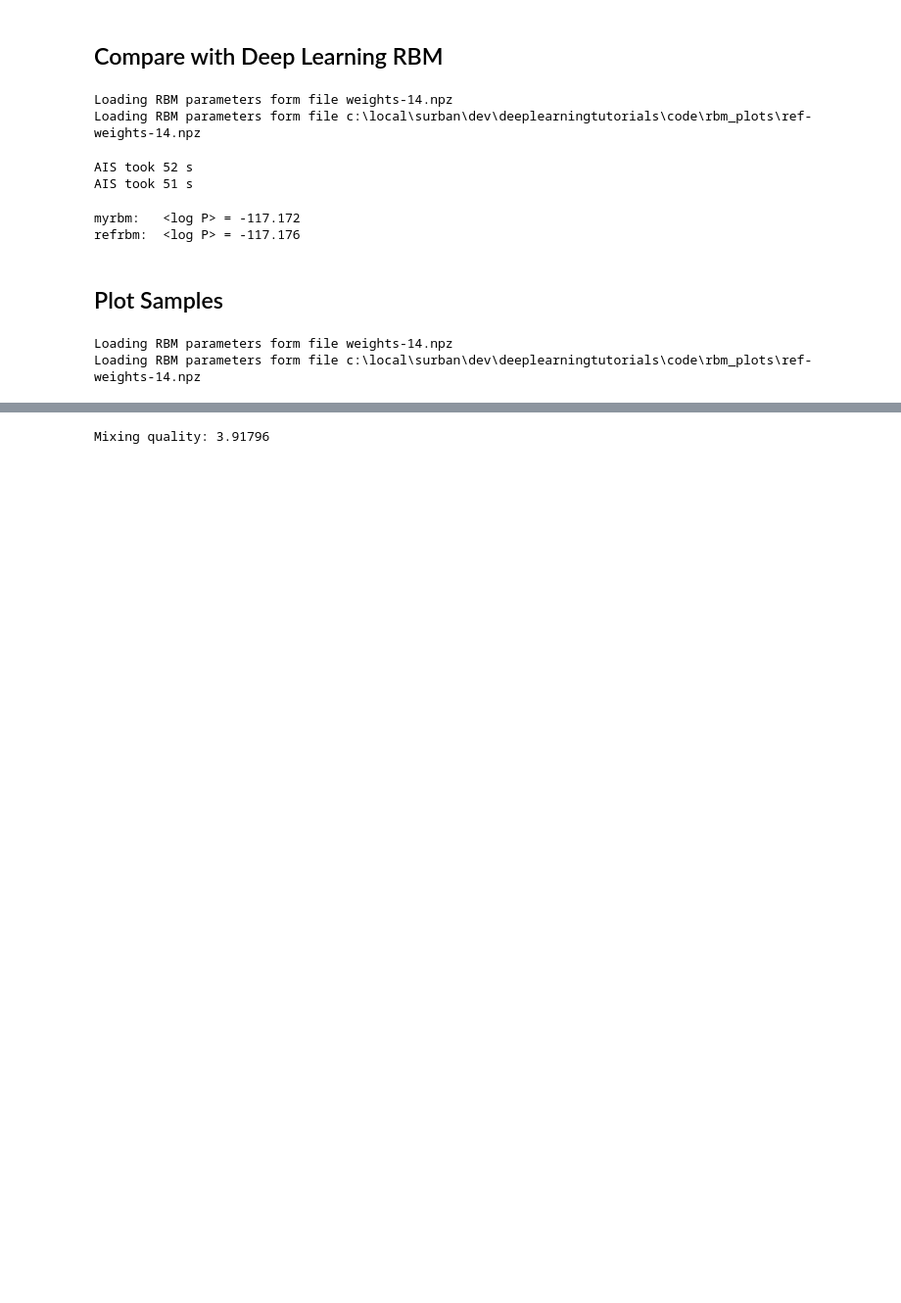
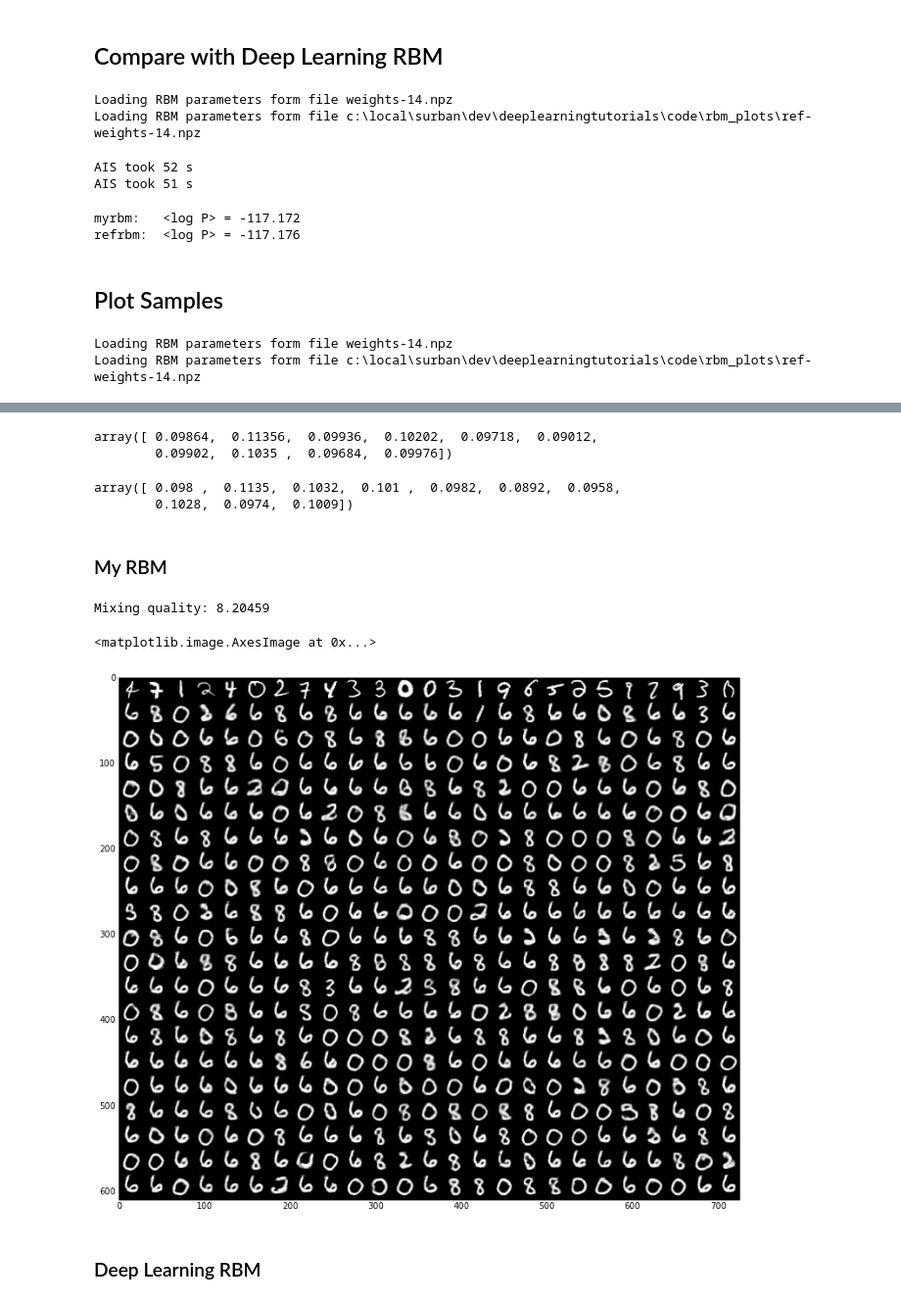
Before and after one commit to surban/ml, a Jupyter notebook: notebooks/rbm_pcd_vs_lisa.ipynb, the cells around one changed output, grey strips where cells are left out. Shown at 98% size. Cells and saved outputs as stored; diff of their text form; code cells hidden in the pictures; blank space fills up the shorter version.

```diff
--- a/notebooks/rbm_pcd_vs_lisa.ipynb
+++ b/notebooks/rbm_pcd_vs_lisa.ipynb
@@ -96,6 +97,8 @@ n_chains = 100
 init_number = 300
 init_vis = tcfg.TX[init_number:n_chains+init_number,:]
 steps_in_between = 1000
+kbT = np.linspace(1.5, 1.0, steps_in_between)
+beta = 1. / kbT
 # %%
 myrbm = RestrictedBoltzmannMachine(20, n_vis, n_hid, 0)
 rbm.util.load_parameters(myrbm, "weights-%02i.npz" % epoch)
@@ -107,13 +143,31 @@ Loading RBM parameters form file c:\local\surban\dev\deeplearningtutorials\code\
+# %%
+np.asarray(digit_count_training) / float(np.sum(digit_count_training))
+# %% [output]
+array([ 0.09864,  0.11356,  0.09936,  0.10202,  0.09718,  0.09012,
+        0.09902,  0.1035 ,  0.09684,  0.09976])
+# %%
+np.asarray(digit_count_test) / float(np.sum(digit_count_test))
+# %% [output]
+array([ 0.098 ,  0.1135,  0.1032,  0.101 ,  0.0982,  0.0892,  0.0958,
+        0.1028,  0.0974,  0.1009])
+# %% [markdown]
+### My RBM
 # %%
-mysamples = myrbm.sample_vis_3d(n_chains, 20, steps_in_between, sample_probabilities=True, init_vis=init_vis)
+mysamples = myrbm.sample_vis_3d(n_chains, 20, None, sample_probabilities=True, init_vis=init_vis, betas=beta)
+#mysamples = myrbm.sample_vis_3d(n_chains, 20, steps_in_between, sample_probabilities=True, init_vis=init_vis, beta=beta)
 # %%
 print "Mixing quality: %g" % rbm.sampling.mixing_quality(mysamples)
 # %% [output]
-Mixing quality: 3.91796
+Mixing quality: 8.20459
 # %%
-#figsize(17,17)
-#myimg = rbm.util.plot_samples(init_vis, mysamples)
-#pylab.imshow(myimg, cmap='gray')
+figsize(13,13)
+myimg = rbm.util.plot_samples(init_vis[0:25], mysamples[:,0:25,:])
+pylab.imshow(myimg, cmap='gray')
+# %% [output]
+<matplotlib.image.AxesImage at 0x...>
+[figure, added]
+# %% [markdown]
+### Deep Learning RBM
 # %%
 refsamples = refrbm.sample_vis_3d(n_chains, 20, steps_in_between, sample_probabilities=True, init_vis=init_vis)
 # %%
```
Also changed, not shown: parts of 6 cells of this notebook, 8 other files.
